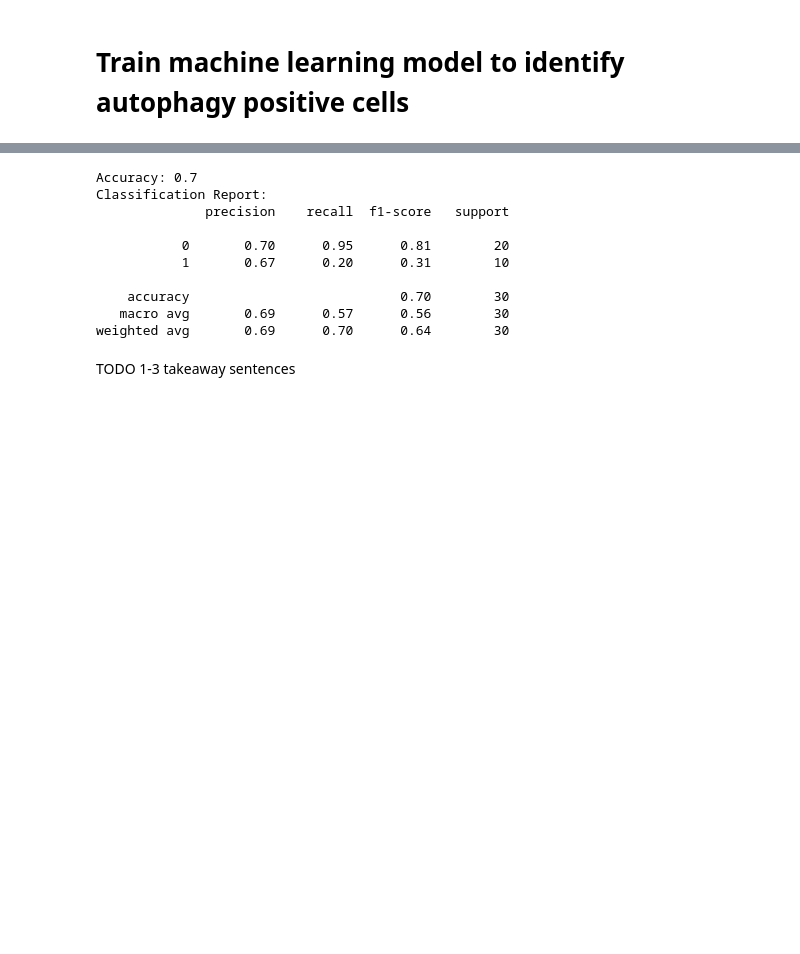
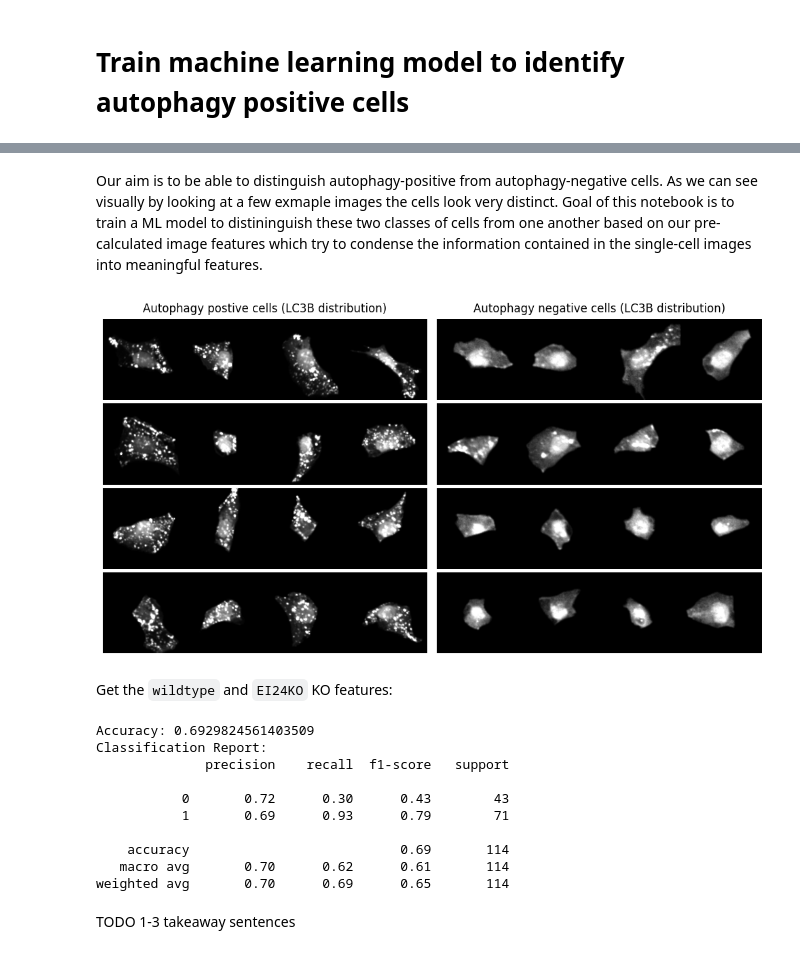
Before and after one commit to laminlabs/lamin-usecases, a Jupyter notebook: docs/imaging4.ipynb, the cells around one changed output, grey strips where cells are left out. Cells and saved outputs as stored; diff of their text form; code cells hidden in the pictures; blank space fills up the shorter version.

Commit message:
🎨 add example single-cell images with and without autophagosomes

```diff
--- a/docs/imaging4.ipynb
+++ b/docs/imaging4.ipynb
@@ -49,3 +49,5 @@ Get the `wildtype` and `EI24KO` KO features:
+# %% [markdown]
+Our aim is to be able to distinguish autophagy-positive from autophagy-negative cells. As we can see visually by looking at a few exmaple images the cells look very distinct. Goal of this notebook is to train a ML model to distininguish these two classes of cells from one another based on our pre-calculated image features which try to condense the information contained in the single-cell images into meaningful features.
 # %%
 study = ln.ULabel.get(name="autophagy imaging")
 
@@ -55,6 +57,41 @@ sc_datasets = ln.Artifact.filter(ulabels=study).filter(
 featurized_datasets = ln.Artifact.filter(ulabels=study).filter(
     ulabels__name="single-cell image featurization results"
 )
+# %%
+# get example images for positive and negative autophagy
+num_rows, num_cols = 4, 4
+n_cells = num_rows * num_cols
+channel_of_interest = 4 # LC3B channel a key autophagosome marker
+
+autophagy_positive_example = sc_datasets.filter(ulabels__name="WT").filter(ulabels__name="14h Torin-1")[0]
+with h5py.File(autophagy_positive_example.cache(), 'r') as hf:
+    images_panel1 =hf["single_cell_data"][0:n_cells, channel_of_interest]
+
+autophagy_negative_example = sc_datasets.filter(ulabels__name="WT").filter(ulabels__name="untreated")[0]
+with h5py.File(autophagy_negative_example.cache(), 'r') as hf:
+    images_panel2 =hf["single_cell_data"][0:n_cells, channel_of_interest]
+
+# create a figure with two panels for negative and postiive examples
+fig, axes = plt.subplots(nrows=1, ncols=2, figsize=(10, 5.5))
+
+def plot_image_grid(ax, images, num_rows, num_cols, title):
+    ax.set_title(title, fontsize=12)
+    ax.axis('off')
+    for i, img in enumerate(images):
+        row = i // num_cols
+        col = i % num_cols
+        ax_sub = ax.inset_axes([(col / num_cols), (1 - (row + 1) / num_rows),
+                                (1 / num_cols), (1 / num_rows)])
+        ax_sub.imshow(img, cmap='gray', vmin = 0, vmax = 1)
+        ax_sub.axis('off')
+
+plot_image_grid(axes[0], images_panel1, num_rows, num_cols, title = "Autophagy postive cells (LC3B distribution)")
+plot_image_grid(axes[1], images_panel2, num_rows, num_cols, title = "Autophagy negative cells (LC3B distribution)")
+fig.tight_layout()
+# %% [output]
+[figure, added]
+# %% [markdown]
+Get the `wildtype` and `EI24KO` KO features:
 # %%
 # load data
 wt_cells_afs = featurized_datasets.filter(ulabels__name="WT").distinct().one()
@@ -64,8 +101,8 @@ ko_cells_afs = featurized_datasets.filter(ulabels__name="EI24KO").distinct().one
 features_ko = ko_cells_afs.load()
 # %%
 # Remove columns we don't want to train on
-data = features_wt.drop(columns=["label", "cell_id"])
-data = data.drop(columns=[col for col in data.columns if "mCherry" in col])
+data = features_wt.drop(columns=["dataset", "cell_id"])
+data = data.drop(columns=[col for col in data.columns if "mCherry" in col]) # subset to only include features from our channel of interest
 
 # Separate features and target
 X = data.drop("class", axis=1)
@@ -89,15 +126,15 @@ y_pred = clf.predict(X_test)
 print(f"Accuracy: {accuracy_score(y_test, y_pred)}")
 print(f"Classification Report:\n{classification_report(y_test, y_pred)}")
 # %% [output]
-Accuracy: 0.7
+Accuracy: 0.6929824561403509
 Classification Report:
               precision    recall  f1-score   support
 
-           0       0.70      0.95      0.81        20
-           1       0.67      0.20      0.31        10
+           0       0.72      0.30      0.43        43
+           1       0.69      0.93      0.79        71
 
-    accuracy                           0.70        30
-   macro avg       0.69      0.57      0.56        30
-weighted avg       0.69      0.70      0.64        30
+    accuracy                           0.69       114
+   macro avg       0.70      0.62      0.61       114
+weighted avg       0.70      0.69      0.65       114
 # %% [markdown]
 TODO 1-3 takeaway sentences
```
Also changed, not shown: parts of 8 cells of this notebook.
